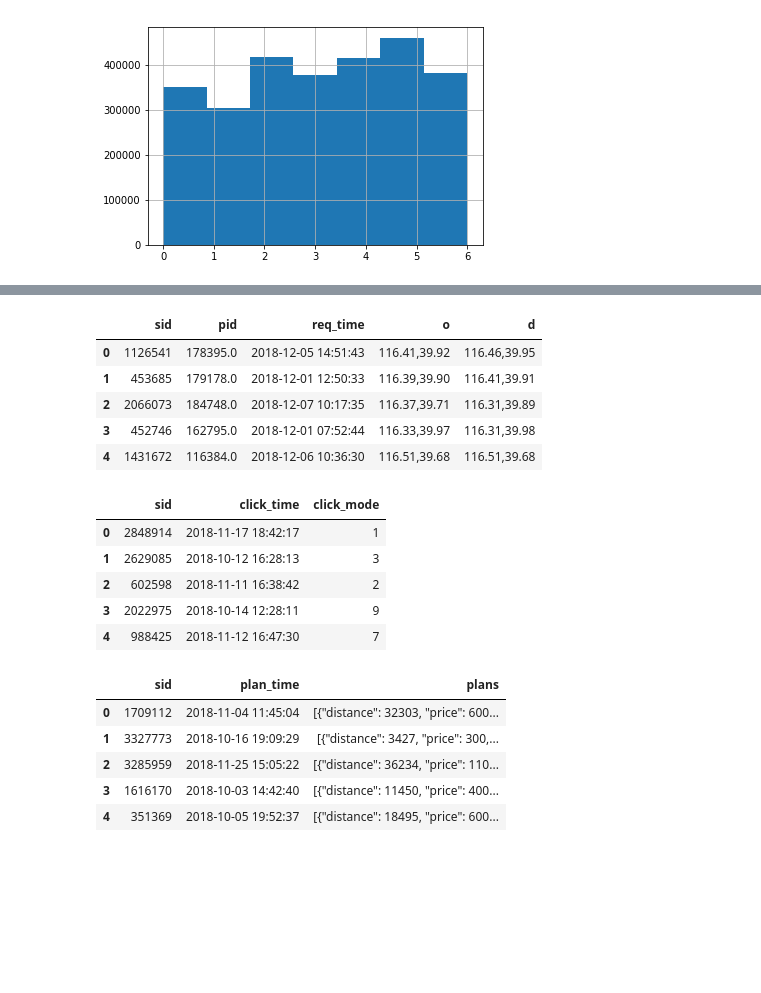
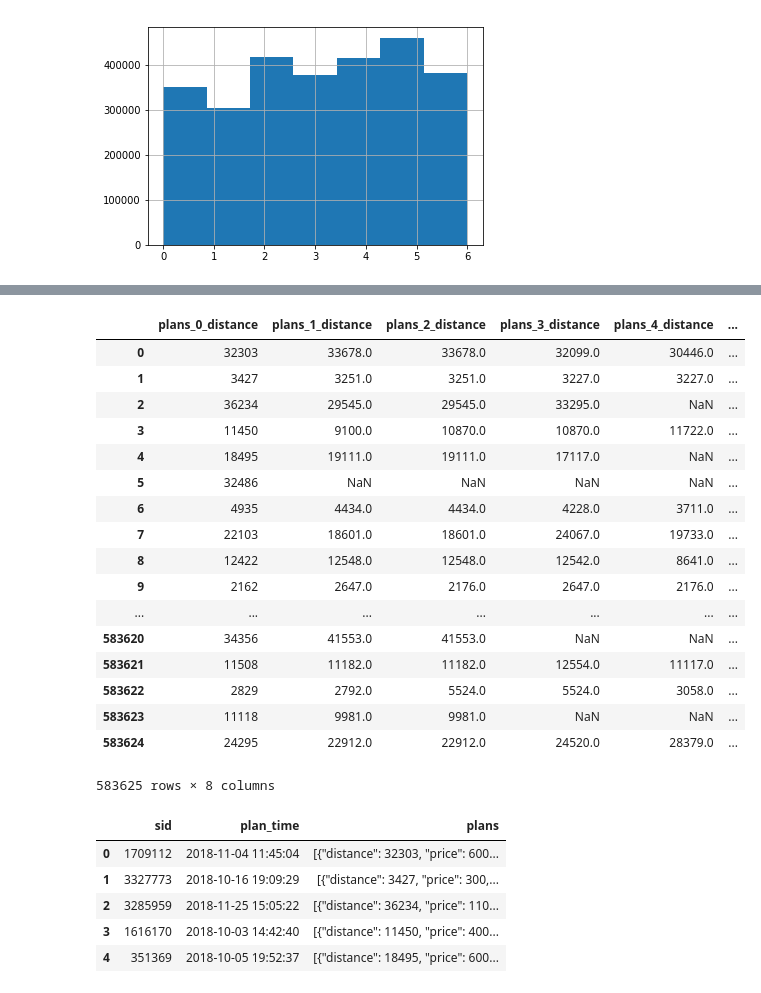
Before and after one commit to MitsuruFujiwara/KDD-Cup-2019, a Jupyter notebook: src/901_EDA.ipynb, the cells around one changed output, grey strips where cells are left out. Cells and saved outputs as stored; diff of their text form; code cells hidden in the pictures; blank space fills up the shorter version.

```diff
--- a/src/901_EDA.ipynb
+++ b/src/901_EDA.ipynb
@@ -36,13 +36,32 @@ gc.collect()
 # reset index
 plans.reset_index(inplace=True,drop=True)
 
-# load JSON
+# convert json
 for key in tqdm_notebook(['distance', 'price', 'eta', 'transport_mode']):
     plans[key] = plans.plans.apply(lambda x: loadJSON(x,key))
 
-# flattenData
-plans_df = [FlattenData(plans, key) for key in tqdm_notebook(['distance', 'price', 'eta', 'transport_mode'])]
+# flatten
+plans_df = [FlattenDataSimple(plans, key) for key in tqdm_notebook(['distance', 'price', 'eta', 'transport_mode'])]
 plans_df = pd.concat(plans_df,axis=1)
+
+# drop na
+plans_df.dropna(inplace=True)
+
+# merge plan_time & click_mode
+plans_df = pd.merge(plans_df.reset_index(), plans[['sid','plan_time', 'click_mode']], on='sid',how='outer')
+
+# cleaning
+for c in plans_df.columns.to_list():
+    if 'price' in c:
+        plans_df[c] = plans_df[c].replace('',0)
+
+plans_df['plan_time'] = pd.to_datetime(plans_df['plan_time'])
+
+# datetime features
+plans_df['weekday'] = plans_df['plan_time'].dt.weekday
+plans_df['hour'] = plans_df['plan_time'].dt.hour
+plans_df['weekday_count'] = plans_df['weekday'].map(plans_df['weekday'].value_counts())
+plans_df['hour_count'] = plans_df['hour'].map(plans_df['hour'].value_counts())
 # %% [output]
 [interactive output not drawn]
 [interactive output not drawn]
@@ -85,21 +118,28 @@ profiles.head()
-# %%
-test_queries.head()
-# %% [output]
-|  | sid | pid | req_time | o | d |
-| 0 | 1126541 | 178395.0 | 2018-12-05 14:51:43 | 116.41,39.92 | 116.46,39.95 |
-| 1 | 453685 | 179178.0 | 2018-12-01 12:50:33 | 116.39,39.90 | 116.41,39.91 |
-| 2 | 2066073 | 184748.0 | 2018-12-07 10:17:35 | 116.37,39.71 | 116.31,39.89 |
-| 3 | 452746 | 162795.0 | 2018-12-01 07:52:44 | 116.33,39.97 | 116.31,39.98 |
-| 4 | 1431672 | 116384.0 | 2018-12-06 10:36:30 | 116.51,39.68 | 116.51,39.68 |
-# %%
-train_clicks.head()
-# %% [output]
-|  | sid | click_time | click_mode |
-| 0 | 2848914 | 2018-11-17 18:42:17 | 1 |
-| 1 | 2629085 | 2018-10-12 16:28:13 | 3 |
-| 2 | 602598 | 2018-11-11 16:38:42 | 2 |
-| 3 | 2022975 | 2018-10-14 12:28:11 | 9 |
-| 4 | 988425 | 2018-11-12 16:47:30 | 7 |
+# %%
+res_df = pd.DataFrame(list(plans.distance))
+res_df.columns = ['plans_{}_{}'.format(c, key) for c in res_df.columns.tolist()]
+res_df['sid'] = plans['sid']
+# %%
+res_df
+# %% [output]
+|  | plans_0_distance | plans_1_distance | plans_2_distance | plans_3_distance | plans_4_distance | ... |
+| 0 | 32303 | 33678.0 | 33678.0 | 32099.0 | 30446.0 | ... |
+| 1 | 3427 | 3251.0 | 3251.0 | 3227.0 | 3227.0 | ... |
+| 2 | 36234 | 29545.0 | 29545.0 | 33295.0 | NaN | ... |
+| 3 | 11450 | 9100.0 | 10870.0 | 10870.0 | 11722.0 | ... |
+| 4 | 18495 | 19111.0 | 19111.0 | 17117.0 | NaN | ... |
+| 5 | 32486 | NaN | NaN | NaN | NaN | ... |
+| 6 | 4935 | 4434.0 | 4434.0 | 4228.0 | 3711.0 | ... |
+| 7 | 22103 | 18601.0 | 18601.0 | 24067.0 | 19733.0 | ... |
+| 8 | 12422 | 12548.0 | 12548.0 | 12542.0 | 8641.0 | ... |
+| 9 | 2162 | 2647.0 | 2176.0 | 2647.0 | 2176.0 | ... |
+| ... | ... | ... | ... | ... | ... | ... |
+| 583620 | 34356 | 41553.0 | 41553.0 | NaN | NaN | ... |
+| 583621 | 11508 | 11182.0 | 11182.0 | 12554.0 | 11117.0 | ... |
+| 583622 | 2829 | 2792.0 | 5524.0 | 5524.0 | 3058.0 | ... |
+| 583623 | 11118 | 9981.0 | 9981.0 | NaN | NaN | ... |
+| 583624 | 24295 | 22912.0 | 22912.0 | 24520.0 | 28379.0 | ... |
+583625 rows × 8 columns
 # %%
 train_plans.head()
 # %% [output]
```
Also changed, not shown: parts of 6 cells of this notebook, 6 other files.
